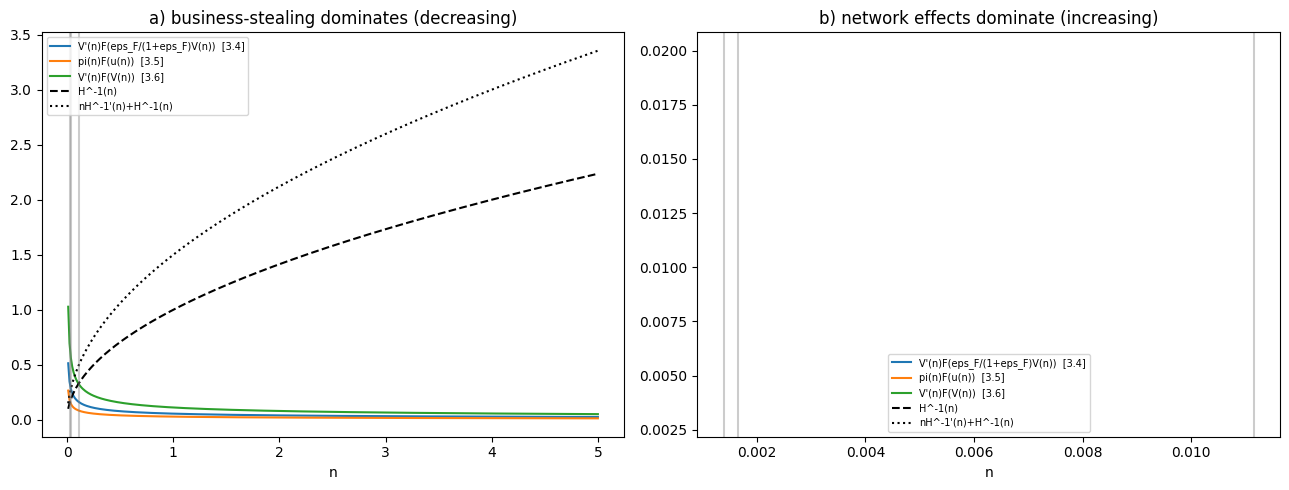
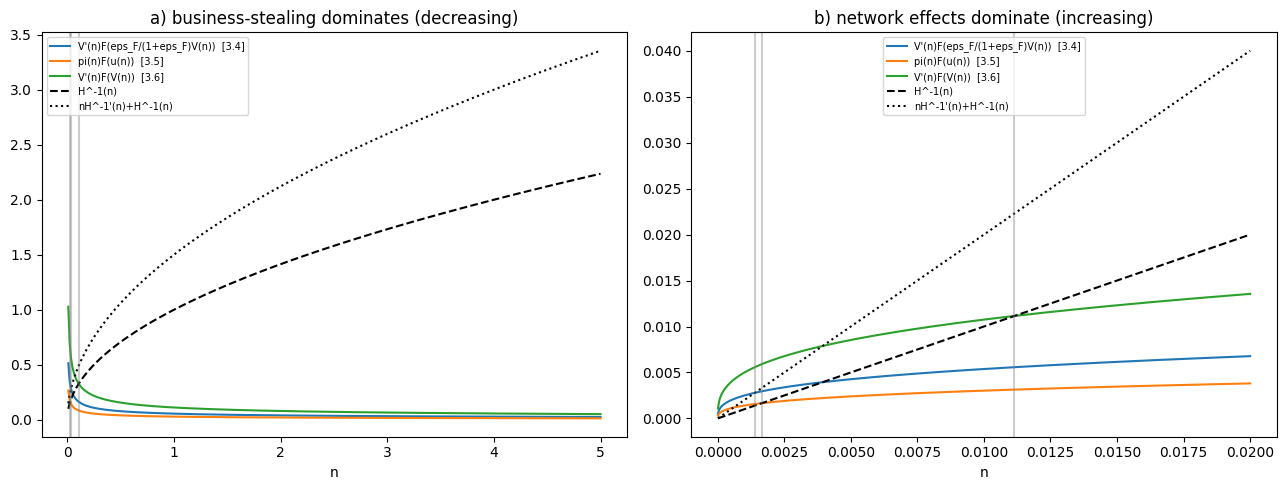
Unified diff of the notebook cell whose output changed from the first chart to the second:
--- before
+++ after
@@ -1,6 +1,6 @@
-def plot_fig31(ax, alpha, sigma, epsilon_F, epsilon_H, n_max, title):
+def plot_fig31(ax, alpha, sigma, epsilon_F, epsilon_H, n_min, n_max, title):
     m = example1(alpha=alpha, sigma=sigma, c=1.0)
     res = solve_equilibria(m, epsilon_F=epsilon_F, epsilon_H=epsilon_H)
-    n_grid = np.linspace(0.01, n_max, 400)
+    n_grid = np.linspace(n_min, n_max, 400)
     curves = figure_3_1_curves(m, n_grid, epsilon_F, epsilon_H)
     ax.plot(curves['n'], curves['proprietary_lhs'], label="V'(n)F(eps_F/(1+eps_F)V(n))  [3.4]")
@@ -17,7 +17,7 @@
 
 fig, axes = plt.subplots(1, 2, figsize=(13, 5))
-res_a = plot_fig31(axes[0], alpha=0.1, sigma=0.3, epsilon_F=1.0, epsilon_H=2.0, n_max=5,
+res_a = plot_fig31(axes[0], alpha=0.1, sigma=0.3, epsilon_F=1.0, epsilon_H=2.0, n_min=0.01, n_max=5,
                     title='a) business-stealing dominates (decreasing)')
-res_b = plot_fig31(axes[1], alpha=0.4, sigma=0.5, epsilon_F=1.0, epsilon_H=1.0, n_max=0.01,
+res_b = plot_fig31(axes[1], alpha=0.4, sigma=0.5, epsilon_F=1.0, epsilon_H=1.0, n_min=1e-5, n_max=0.02,
                     title='b) network effects dominate (increasing)')
 plt.tight_layout()

Commit: Fix Figure 3.1 graph b rendering as a single degenerate point